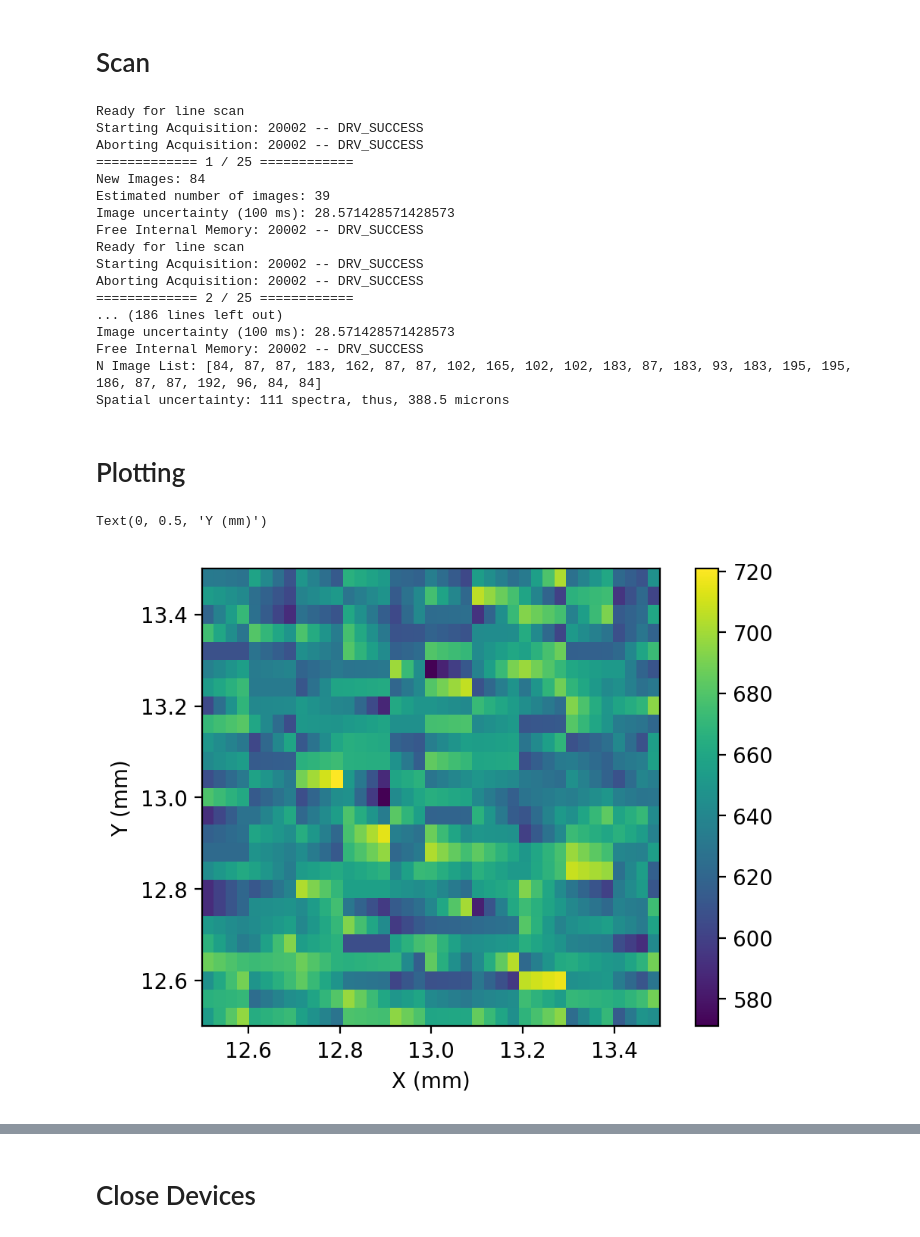
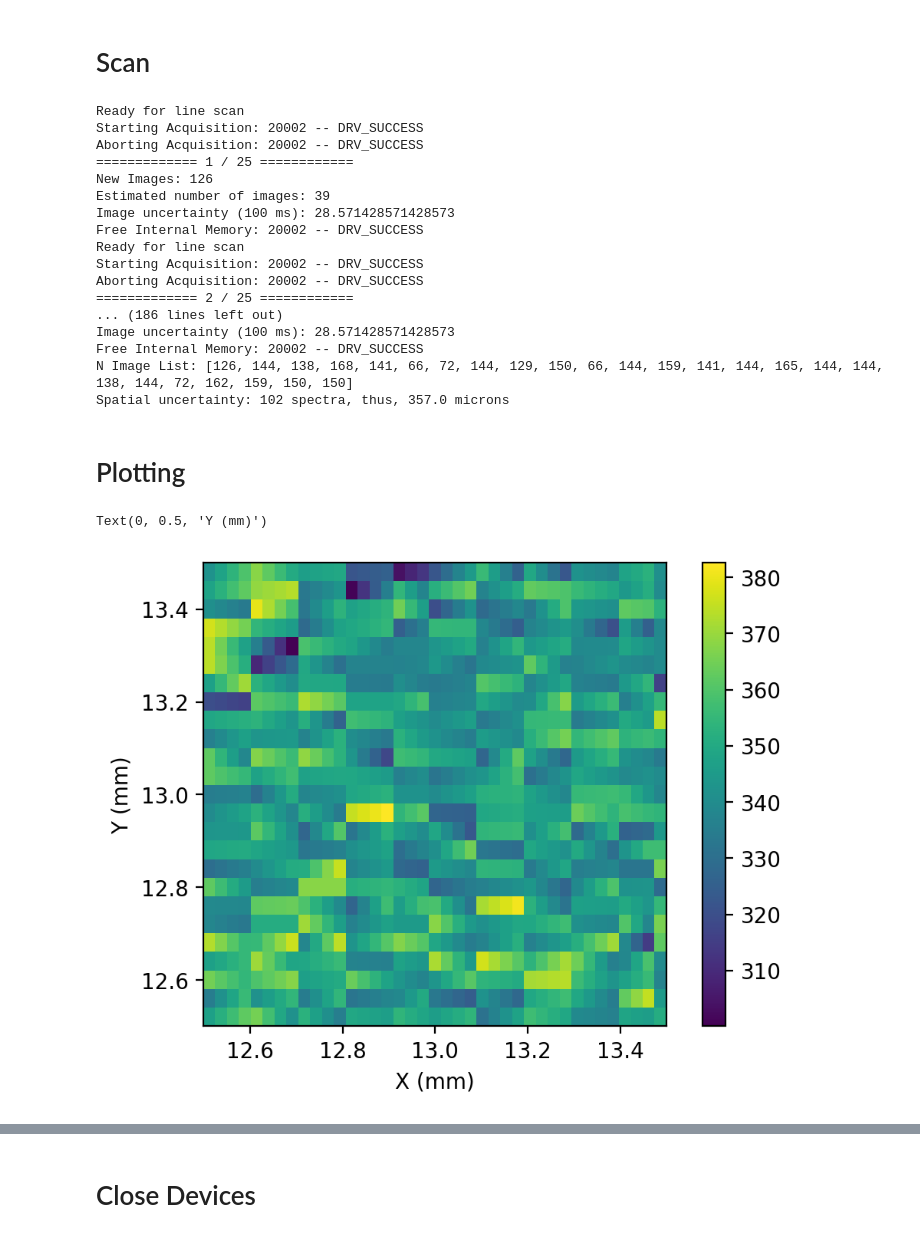
Before and after one commit to usnistgov/bcars_microscope, a Jupyter notebook: bcars_microscope/Large Area Scan.ipynb, the cells around one changed output, grey strips where cells are left out. Cells and saved outputs as stored; diff of their text form; code cells hidden in the pictures.

```diff
--- a/bcars_microscope/Large Area Scan.ipynb
+++ b/bcars_microscope/Large Area Scan.ipynb
@@ -169,14 +170,15 @@ for num in range(y_steps):
     n_img_stack = [0]
     # devices['CCD'].sdk.PrepareAcquisition()
     # ret = devices['MicroStage'].MOV([1,2], values=[x_start, y_vec[num]])
-    devices['MicroStage'].set_position({'1':x_start, '2':y_vec[num]})
+    devices['MicroStage'].set_position({devices['MicroStage'].axis_to_num['X']: x_start,
+                                        devices['MicroStage'].axis_to_num['Y']:y_vec[num]})
 
     while devices['MicroStage'].is_moving():
         sleep(0.1)
     print('Ready for line scan')
     pos_stack.append(devices['MicroStage'].get_position())
     devices['CCD'].start_acquisition()
-    ret = devices['MicroStage'].set_position({'1':x_end})
+    ret = devices['MicroStage'].set_position({devices['MicroStage'].axis_to_num['X']:x_end})
 
     while devices['MicroStage'].is_moving():
         sleep(0.01)
@@ -216,7 +218,7 @@ Ready for line scan
 Starting Acquisition: 20002 -- DRV_SUCCESS
 Aborting Acquisition: 20002 -- DRV_SUCCESS
 ============= 1 / 25 ============
-New Images: 84
+New Images: 126
 Estimated number of images: 39
 Image uncertainty (100 ms): 28.571428571428573
 Free Internal Memory: 20002 -- DRV_SUCCESS
@@ -227,41 +229,41 @@ Aborting Acquisition: 20002 -- DRV_SUCCESS
 ... (186 lines left out)
 Image uncertainty (100 ms): 28.571428571428573
 Free Internal Memory: 20002 -- DRV_SUCCESS
-N Image List: [84, 87, 87, 183, 162, 87, 87, 102, 165, 102, 102, 183, 87, 183, 93, 183, 195, 195, 186, 87, 87, 192, 96, 84, 84]
-Spatial uncertainty: 111 spectra, thus, 388.5 microns
+N Image List: [126, 144, 138, 168, 141, 66, 72, 144, 129, 150, 66, 144, 159, 141, 144, 165, 144, 144, 138, 144, 72, 162, 159, 150, 150]
+Spatial uncertainty: 102 spectra, thus, 357.0 microns
 # %% [markdown]
 # Plotting
-# %%
-assert len(tot_pos_stack) == len(tot_n_img_stack)
-
-
-img_interp = np.zeros((y_steps, int(est_x_steps)))
-
-all_xs = []
-all_ys = []
-plt.figure(dpi=200)
-for num in range(y_steps):
-    x_pos_vec = np.array([p['1'] for p in tot_pos_stack[num]])
-    all_xs.extend(x_pos_vec.tolist())
-    y_pos_vec = np.array([p['2'] for p in tot_pos_stack[num]])
-    all_ys.extend(np.unique(y_pos_vec).tolist())
-    n_img_vec = np.array(tot_n_img_stack[num])
-
-    intfcn = interp1d(n_img_vec, x_pos_vec, kind='linear')
-#     plt.scatter(intfcn(np.arange(img_stack[num].size)), y_pos_vec.mean()*np.ones((img_stack[num].size)), c=img_stack[num], marker='s', s=1)
-
-    # Rounded so I don't have to deal with extrapolation outside of the interp range by some fraction
-    int_fcn_intensity = interp1d(np.round(intfcn(np.arange(img_stack[num].size)),1), img_stack[num], bounds_error=True)
-
-
-#     plt.scatter(x_ideal_vec, y_pos_vec.mean()*np.ones((x_ideal_vec.size)), c=int_fcn_intensity(x_ideal_vec), marker='s', s=1)
-    img_interp[num, :] = int_fcn_intensity(x_ideal_vec)
-
-plt.imshow(img_interp, extent=[x_start, x_end, y_start, y_end])  # IMPORTANT: Need to have origin=lower
-plt.colorbar()
-plt.xlabel('X (mm)')
-plt.ylabel('Y (mm)')
-# plt.title('Raw BCARS Image of Small\nUnilaminar Vesicle (Aggregates)')
-# %% [output]
-Text(0, 0.5, 'Y (mm)')
-[figure, removed]
+# %%
+assert len(tot_pos_stack) == len(tot_n_img_stack)
+
+
+img_interp = np.zeros((y_steps, int(est_x_steps)))
+
+all_xs = []
+all_ys = []
+plt.figure(dpi=200)
+for num in range(y_steps):
+    x_pos_vec = np.array([p[devices['MicroStage'].axis_to_num['X']] for p in tot_pos_stack[num]])
+    all_xs.extend(x_pos_vec.tolist())
+    y_pos_vec = np.array([p[devices['MicroStage'].axis_to_num['Y']] for p in tot_pos_stack[num]])
+    all_ys.extend(np.unique(y_pos_vec).tolist())
+    n_img_vec = np.array(tot_n_img_stack[num])
+
+    intfcn = interp1d(n_img_vec, x_pos_vec, kind='linear')
+#     plt.scatter(intfcn(np.arange(img_stack[num].size)), y_pos_vec.mean()*np.ones((img_stack[num].size)), c=img_stack[num], marker='s', s=1)
+
+    # Rounded so I don't have to deal with extrapolation outside of the interp range by some fraction
+    int_fcn_intensity = interp1d(np.round(intfcn(np.arange(img_stack[num].size)),1), img_stack[num], bounds_error=True)
+
+
+#     plt.scatter(x_ideal_vec, y_pos_vec.mean()*np.ones((x_ideal_vec.size)), c=int_fcn_intensity(x_ideal_vec), marker='s', s=1)
+    img_interp[num, :] = int_fcn_intensity(x_ideal_vec)
+
+plt.imshow(img_interp, extent=[x_start, x_end, y_start, y_end])  # IMPORTANT: Need to have origin=lower
+plt.colorbar()
+plt.xlabel('X (mm)')
+plt.ylabel('Y (mm)')
+# plt.title('Raw BCARS Image of Small\nUnilaminar Vesicle (Aggregates)')b
+# %% [output]
+Text(0, 0.5, 'Y (mm)')
+[figure, added]
```
Also changed, not shown: parts of 7 cells of this notebook, 25 other files.
